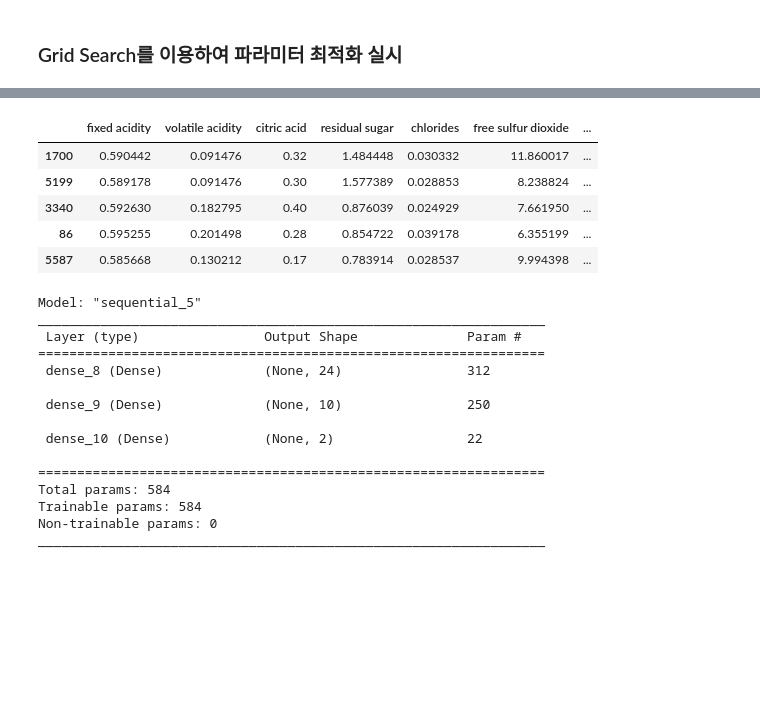
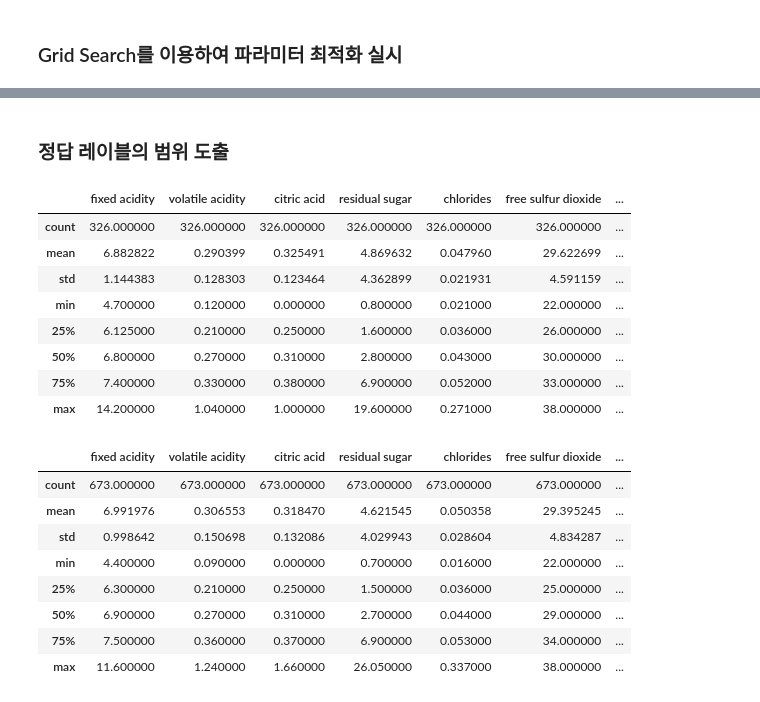
Before and after one commit to kkyy3402/wine_manager, a Jupyter notebook: data_analysis/wine_quality_predict.ipynb, the cells around one changed output, grey strips where cells are left out. Saved outputs shown, nothing was run; the diff lists cells and outputs as text; code cells hidden in the pictures; blank space fills up the shorter version.

```diff
--- a/data_analysis/wine_quality_predict.ipynb
+++ b/data_analysis/wine_quality_predict.ipynb
@@ -535,8 +606,13 @@ Name: quality, Length: 3564, dtype: int64
 ### 스케일 조정
 # %%
 sc = StandardScaler()
-x_train = sc.fit_transform(x_train[:11])
-x_test = sc.transform(x_test)
+x_train_normalized = sc.fit_transform(x_train)
+x_train_normalized = pd.DataFrame(x_train_normalized)
+x_train_normalized.columns = x_train.columns
+
+x_test_normalized = sc.transform(x_test)
+x_test_normalized = pd.DataFrame(x_test_normalized)
+x_test_normalized.columns = x_test.columns
 
 # 스케일 데이터 저장
 from joblib import dump, load
@@ -555,13 +625,13 @@ array([-0.38719957, -1.06742034,  0.28570215,  1.60873407, -0.1877669 ,
 # %%
 estimator = RandomForestClassifier()
 
-estimator.fit(x_train, y_train)
+estimator.fit(x_train_normalized, y_train)
 
-y_predict = estimator.predict(x_train)
+y_predict = estimator.predict(x_train_normalized)
 score = metrics.accuracy_score(y_train, y_predict)
 print("Train 정확도 : {}%".format(round(score * 100,1))) #1.0
 
-y_predict = estimator.predict(x_test)
+y_predict = estimator.predict(x_test_normalized)
 score = metrics.accuracy_score(y_test, y_predict)
 print("Test 정확도 : {}%".format(round(score * 100,1))) #1.0
 # %% [output]
@@ -593,12 +663,12 @@ print("[ACCURACY] {}%".format(round(score_result*100,1)))
 from sklearn.model_selection import GridSearchCV
 svm2 = SVC()
 grid = {
-    'C': [1, 2, 3, 4, 5, 10, 100, 1000],
+    'C': [ 0.1, 1, 2, 10],
     'kernel': ['linear', 'poly', 'rbf', 'sigmoid'],
     'gamma': [0.5, 1, 0.1, 0.01, 0.001, 0.0001]
 
 }
 
 svm_grid = GridSearchCV(estimator = svm2, param_grid = grid, cv = 3, n_jobs = -1)
-svm_grid.fit(x_train,y_train)
+svm_grid.fit(x_train_normalized,y_train)
 # %% [output]
@@ -704,27 +691,2 @@ array([5, 6, 6, ..., 5, 5, 5])
-# %%
-x_train.head()
-# %% [output]
-|  | fixed acidity | volatile acidity | citric acid | residual sugar | chlorides | free sulfur dioxide | ... |
-| 1700 | 0.590442 | 0.091476 | 0.32 | 1.484448 | 0.030332 | 11.860017 | ... |
-| 5199 | 0.589178 | 0.091476 | 0.30 | 1.577389 | 0.028853 | 8.238824 | ... |
-| 3340 | 0.592630 | 0.182795 | 0.40 | 0.876039 | 0.024929 | 7.661950 | ... |
-| 86 | 0.595255 | 0.201498 | 0.28 | 0.854722 | 0.039178 | 6.355199 | ... |
-| 5587 | 0.585668 | 0.130212 | 0.17 | 0.783914 | 0.028537 | 9.994398 | ... |
-# %%
-model.summary()
-# %% [output]
-Model: "sequential_5"
-_________________________________________________________________
- Layer (type)                Output Shape              Param #
-=================================================================
- dense_8 (Dense)             (None, 24)                312
-
- dense_9 (Dense)             (None, 10)                250
-
- dense_10 (Dense)            (None, 2)                 22
-
-=================================================================
-Total params: 584
-Trainable params: 584
-Non-trainable params: 0
-_________________________________________________________________
+# %%
+predict = svm_grid.predict(x_test)
@@ -730,0 +695,28 @@ _________________________________________________________________
+# %% [markdown]
+### 정답 레이블의 범위 도출
+# %%
+described_test_data = x_test[predict == y_test].describe()
+described_test_data
+# %% [output]
+|  | fixed acidity | volatile acidity | citric acid | residual sugar | chlorides | free sulfur dioxide | ... |
+| count | 326.000000 | 326.000000 | 326.000000 | 326.000000 | 326.000000 | 326.000000 | ... |
+| mean | 6.882822 | 0.290399 | 0.325491 | 4.869632 | 0.047960 | 29.622699 | ... |
+| std | 1.144383 | 0.128303 | 0.123464 | 4.362899 | 0.021931 | 4.591159 | ... |
+| min | 4.700000 | 0.120000 | 0.000000 | 0.800000 | 0.021000 | 22.000000 | ... |
+| 25% | 6.125000 | 0.210000 | 0.250000 | 1.600000 | 0.036000 | 26.000000 | ... |
+| 50% | 6.800000 | 0.270000 | 0.310000 | 2.800000 | 0.043000 | 30.000000 | ... |
+| 75% | 7.400000 | 0.330000 | 0.380000 | 6.900000 | 0.052000 | 33.000000 | ... |
+| max | 14.200000 | 1.040000 | 1.000000 | 19.600000 | 0.271000 | 38.000000 | ... |
+# %%
+described_test_data = x_train[predict_train == y_train].describe()
+described_test_data
+# %% [output]
+|  | fixed acidity | volatile acidity | citric acid | residual sugar | chlorides | free sulfur dioxide | ... |
+| count | 673.000000 | 673.000000 | 673.000000 | 673.000000 | 673.000000 | 673.000000 | ... |
+| mean | 6.991976 | 0.306553 | 0.318470 | 4.621545 | 0.050358 | 29.395245 | ... |
+| std | 0.998642 | 0.150698 | 0.132086 | 4.029943 | 0.028604 | 4.834287 | ... |
+| min | 4.400000 | 0.090000 | 0.000000 | 0.700000 | 0.016000 | 22.000000 | ... |
+| 25% | 6.300000 | 0.210000 | 0.250000 | 1.500000 | 0.036000 | 25.000000 | ... |
+| 50% | 6.900000 | 0.270000 | 0.310000 | 2.700000 | 0.044000 | 29.000000 | ... |
+| 75% | 7.500000 | 0.360000 | 0.370000 | 6.900000 | 0.053000 | 34.000000 | ... |
+| max | 11.600000 | 1.240000 | 1.660000 | 26.050000 | 0.337000 | 38.000000 | ... |
```
Also changed, not shown: parts of 40 cells of this notebook, 5 other files.
